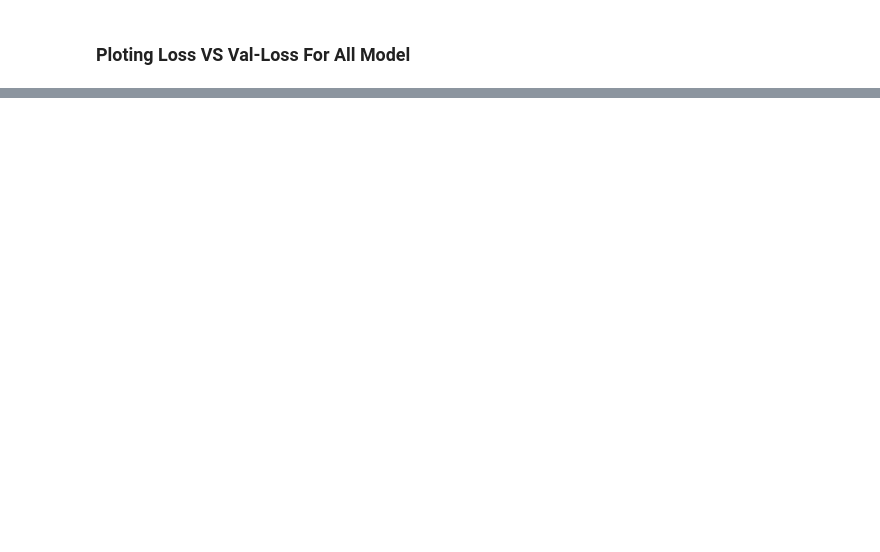
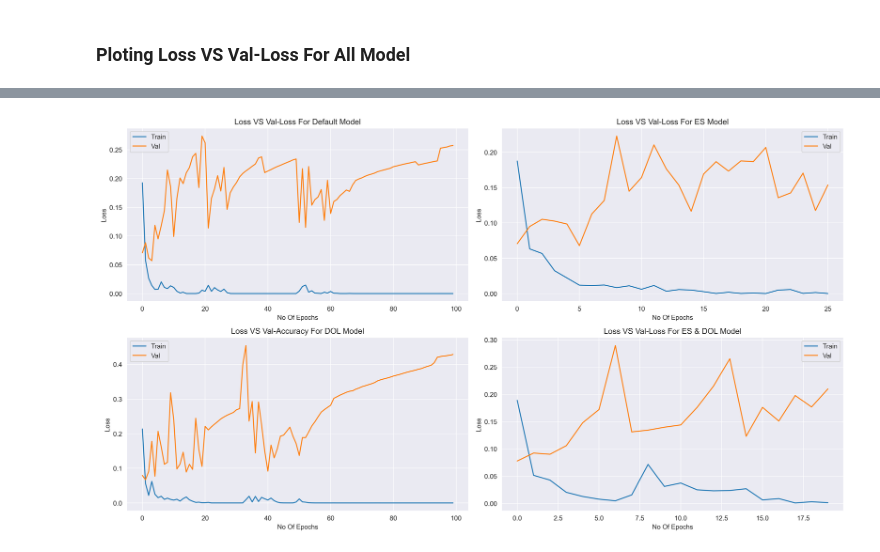
Before and after one commit to kunal-mallick/SMS_Spam_Detector, a Jupyter notebook: Model Building/Model Building.ipynb, the cells around one changed output, grey strips where cells are left out. Saved outputs shown, nothing was run; the diff lists cells and outputs as text; code cells hidden in the pictures; blank space fills up the shorter version.

```diff
--- a/Model Building/Model Building.ipynb
+++ b/Model Building/Model Building.ipynb
@@ -408,0 +476,32 @@ plt.show()
+# %%
+fig, ax = plt.subplots(2,2)
+
+ax[0][0].set_title('Loss VS Val-Loss For Default Model')
+ax[0][0].set_xlabel('No Of Epochs')
+ax[0][0].set_ylabel('Loss')
+sns.lineplot(def_history.history['loss'], label='Train', ax=ax[0][0])
+sns.lineplot(def_history.history['val_loss'], label='Val', ax=ax[0][0])
+
+ax[0][1].set_title('Loss VS Val-Loss For ES Model')
+ax[0][1].set_xlabel('No Of Epochs')
+ax[0][1].set_ylabel('Loss')
+sns.lineplot(es_history.history['loss'], label='Train', ax=ax[0][1])
+sns.lineplot(es_history.history['val_loss'], label='Val', ax=ax[0][1])
+
+ax[1][0].set_title('Loss VS Val-Accuracy For DOL Model')
+ax[1][0].set_xlabel('No Of Epochs')
+ax[1][0].set_ylabel('Loss')
+sns.lineplot(dol_history.history['loss'], label='Train', ax=ax[1][0])
+sns.lineplot(dol_history.history['val_loss'], label='Val', ax=ax[1][0])
+
+ax[1][1].set_title('Loss VS Val-Loss For ES & DOL Model')
+ax[1][1].set_xlabel('No Of Epochs')
+ax[1][1].set_ylabel('Loss')
+sns.lineplot(es_dol_history.history['loss'], label='Train', ax=ax[1][1])
+sns.lineplot(es_dol_history.history['val_loss'], label='Val', ax=ax[1][1])
+
+
+plt.tight_layout()
+plt.show()
+# %% [output]
+[figure, added]
```
Also changed, not shown: parts of 11 cells of this notebook.
